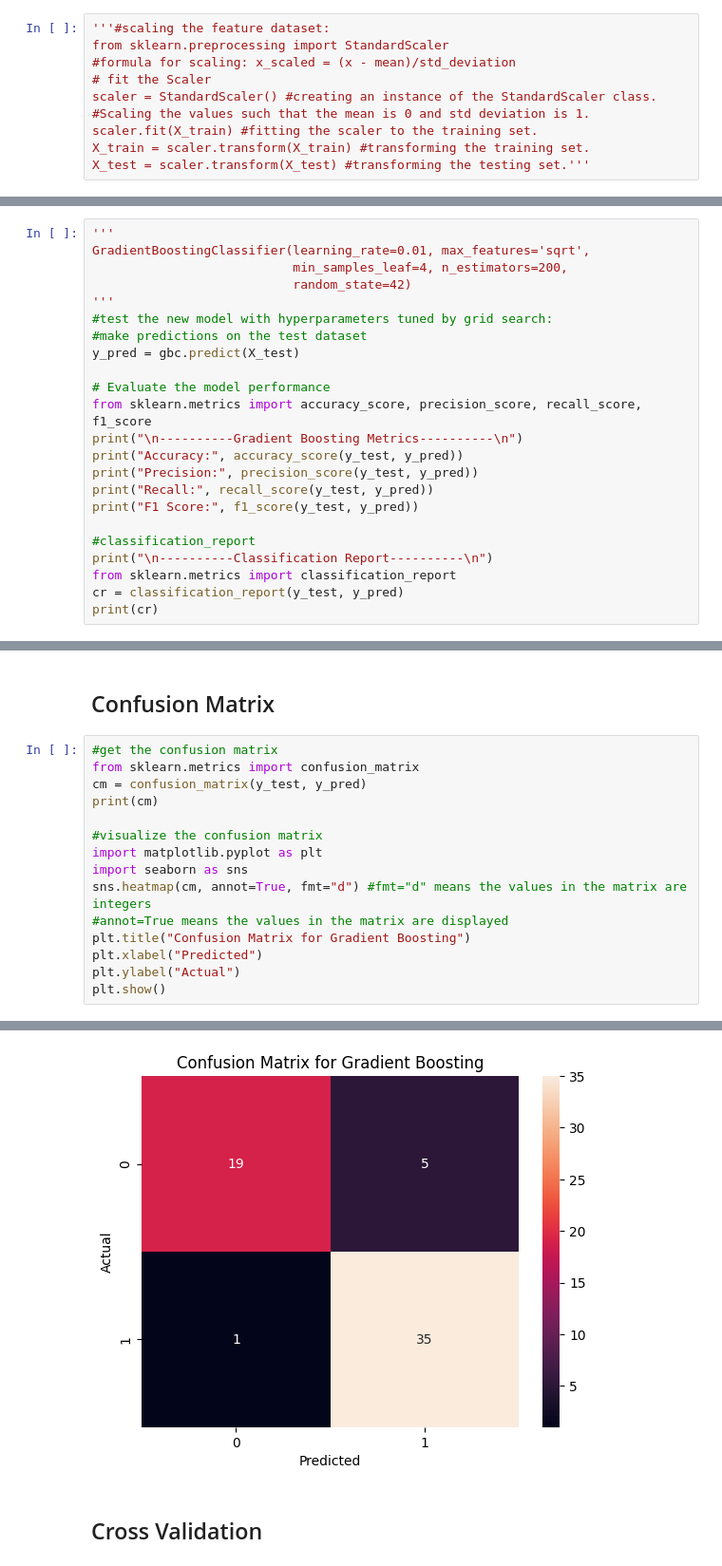
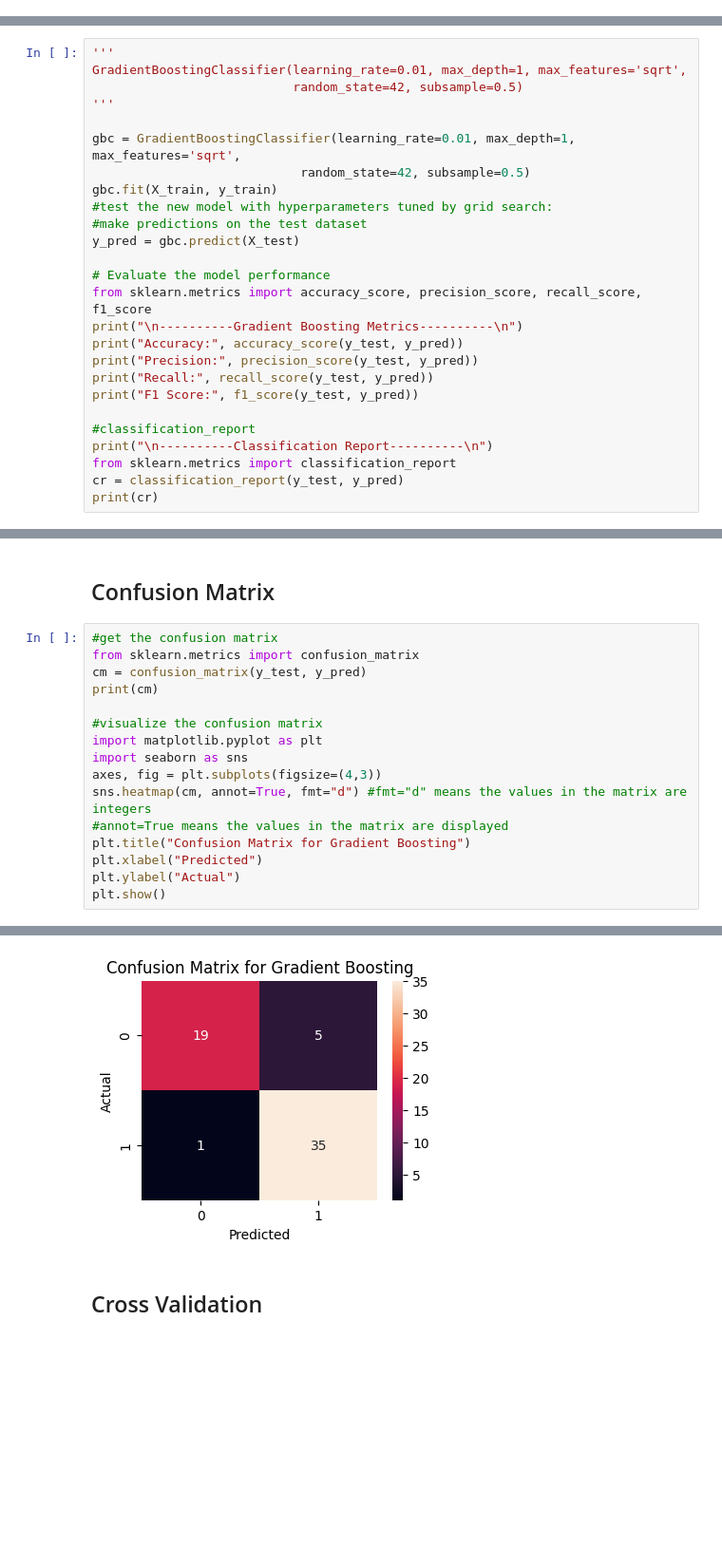
Before and after one commit to kruthi-sb/Cardiac_Events_ML, a Jupyter notebook: ML/GB.ipynb, the cells around one changed output, grey strips where cells are left out. Shown at 95% size. Drawn from its saved outputs; the diff is of its cells as text; blank space fills up the shorter version.

Commit message:
added all figures in ML except for NB, lil chnages in figs and cv for KNN and GB

```diff
--- a/ML/GB.ipynb
+++ b/ML/GB.ipynb
@@ -19,10 +16,0 @@ y = data_fetcher.get_y()
-# %%
-'''#scaling the feature dataset:
-from sklearn.preprocessing import StandardScaler
-#formula for scaling: x_scaled = (x - mean)/std_deviation
-# fit the Scaler
-scaler = StandardScaler() #creating an instance of the StandardScaler class.
-#Scaling the values such that the mean is 0 and std deviation is 1.
-scaler.fit(X_train) #fitting the scaler to the training set.
-X_train = scaler.transform(X_train) #transforming the training set.
-X_test = scaler.transform(X_test) #transforming the testing set.'''
@@ -135,10 +122,13 @@ best params:  {'learning_rate': 0.01, 'max_depth': 1, 'max_features': 'sqrt', 'n
 # Final Model
 # %%
 '''
-GradientBoostingClassifier(learning_rate=0.01, max_features='sqrt',
-                           min_samples_leaf=4, n_estimators=200,
-                           random_state=42)
+GradientBoostingClassifier(learning_rate=0.01, max_depth=1, max_features='sqrt',
+                           random_state=42, subsample=0.5)
 '''
+
+gbc = GradientBoostingClassifier(learning_rate=0.01, max_depth=1, max_features='sqrt',
+                            random_state=42, subsample=0.5)
+gbc.fit(X_train, y_train)
 #test the new model with hyperparameters tuned by grid search:
 #make predictions on the test dataset
 y_pred = gbc.predict(X_test)
@@ -179,22 +169,23 @@ weighted avg       0.90      0.90      0.90        60
 # %%
 #get the confusion matrix
 from sklearn.metrics import confusion_matrix
 cm = confusion_matrix(y_test, y_pred)
 print(cm)
 
 #visualize the confusion matrix
 import matplotlib.pyplot as plt
 import seaborn as sns
+axes, fig = plt.subplots(figsize=(4,3))
 sns.heatmap(cm, annot=True, fmt="d") #fmt="d" means the values in the matrix are integers
 #annot=True means the values in the matrix are displayed
 plt.title("Confusion Matrix for Gradient Boosting")
 plt.xlabel("Predicted")
 plt.ylabel("Actual")
 plt.show()
 # %% [output]
 [[19  5]
  [ 1 35]]
-[figure, old version]
+[figure, new version]
 # %% [markdown]
 ## Cross Validation
 # %%
```
Also changed, not shown: parts of 7 cells of this notebook, 29 other files.
